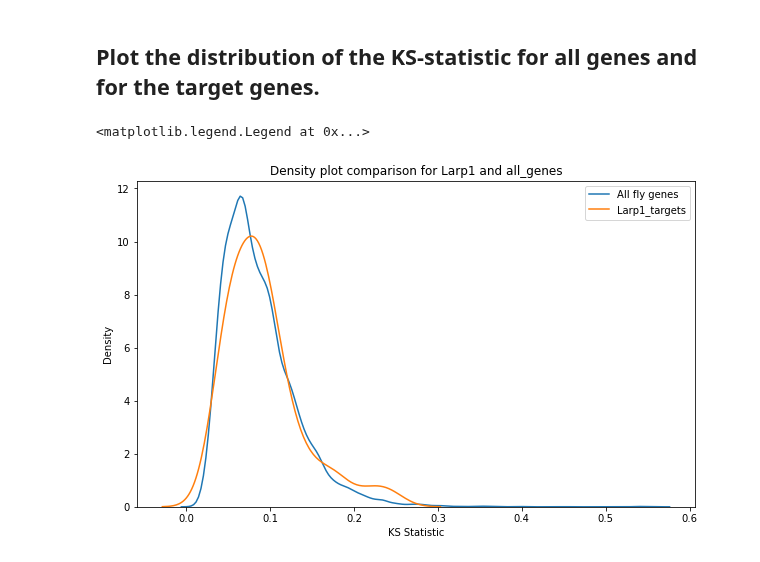
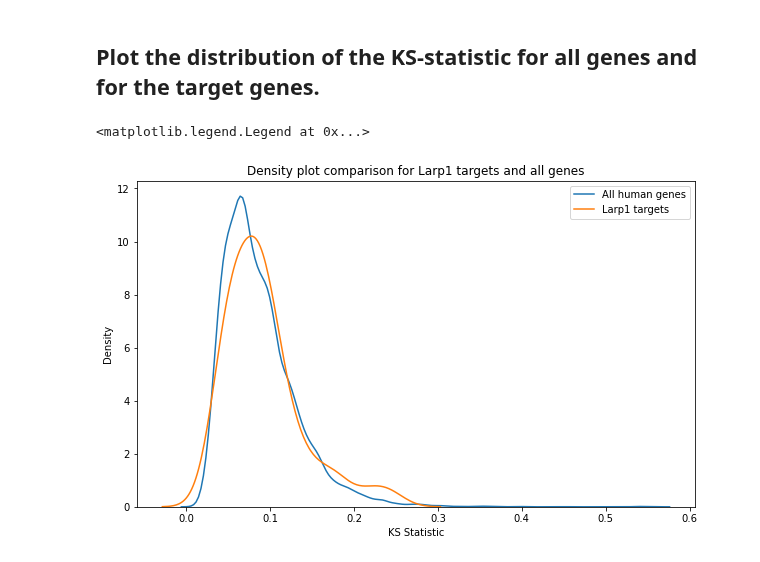
Before and after one commit to Raif-fl/Fall_2021_Work_journal, a Jupyter notebook: Proportional_analysis/human_larp1_enrichment.ipynb, the cells around one changed output. Drawn from its saved outputs; the diff is of its cells as text; code cells hidden in the pictures.

```diff
--- a/Proportional_analysis/human_larp1_enrichment.ipynb
+++ b/Proportional_analysis/human_larp1_enrichment.ipynb
@@ -178,12 +156,12 @@ det_p_values(Larp1_ks_table, df_human, sections_human)
 ## Plot the distribution of the KS-statistic for all genes and for the target genes.
 # %%
 figure(figsize = (10,6))
-sns.kdeplot(df_human.ks_stat, label = "All fly genes")
-sns.kdeplot(Larp1_ks_table.ks_stat, label = "Larp1_targets")
+sns.kdeplot(df_human.ks_stat, label = "All human genes")
+sns.kdeplot(Larp1_ks_table.ks_stat, label = "Larp1 targets")
 plt.ylabel("Density")
 plt.xlabel("KS Statistic")
-plt.title("Density plot comparison for Larp1 and all_genes")
+plt.title("Density plot comparison for Larp1 targets and all genes")
 plt.legend()
 # %% [output]
 <matplotlib.legend.Legend at 0x...>
-[figure, old version]
+[figure, new version]
```
Also changed, not shown: parts of 19 cells of this notebook, 1 other file.
